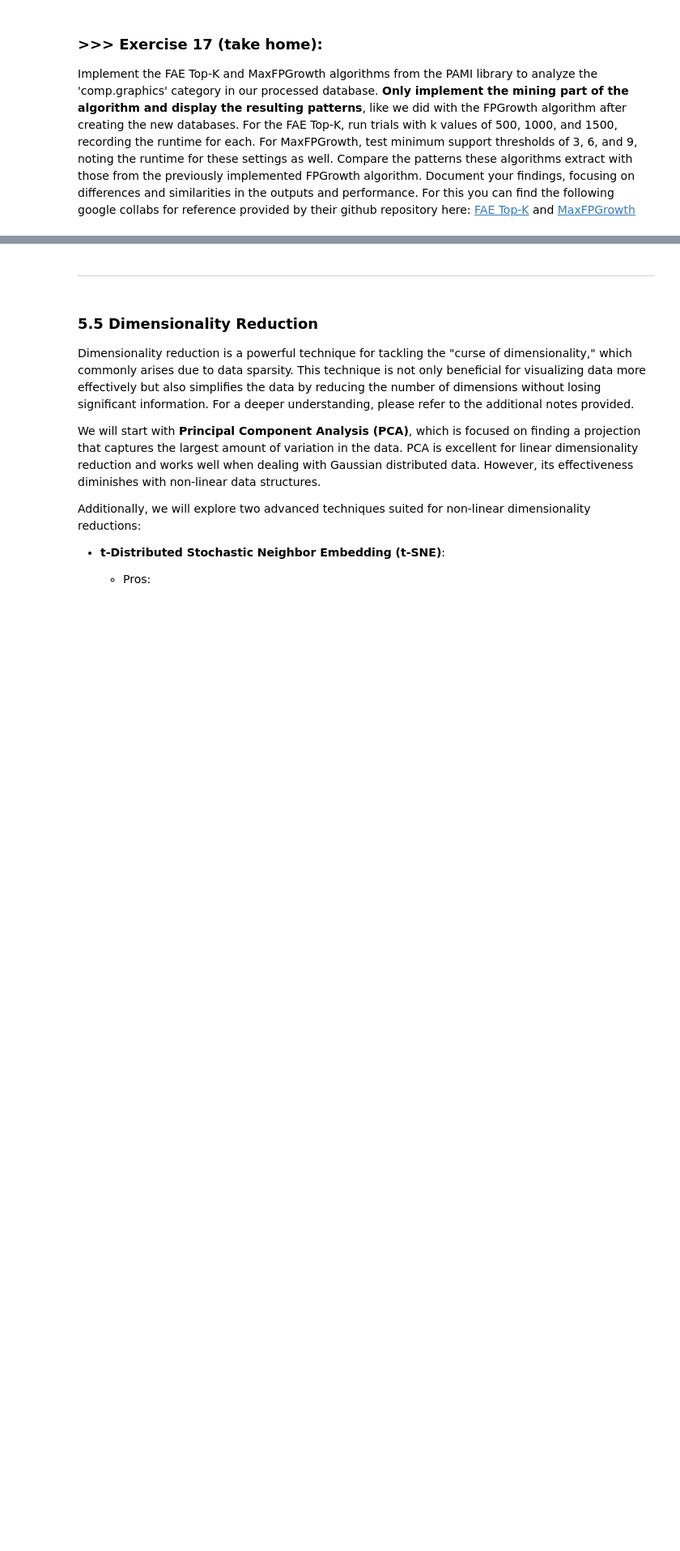
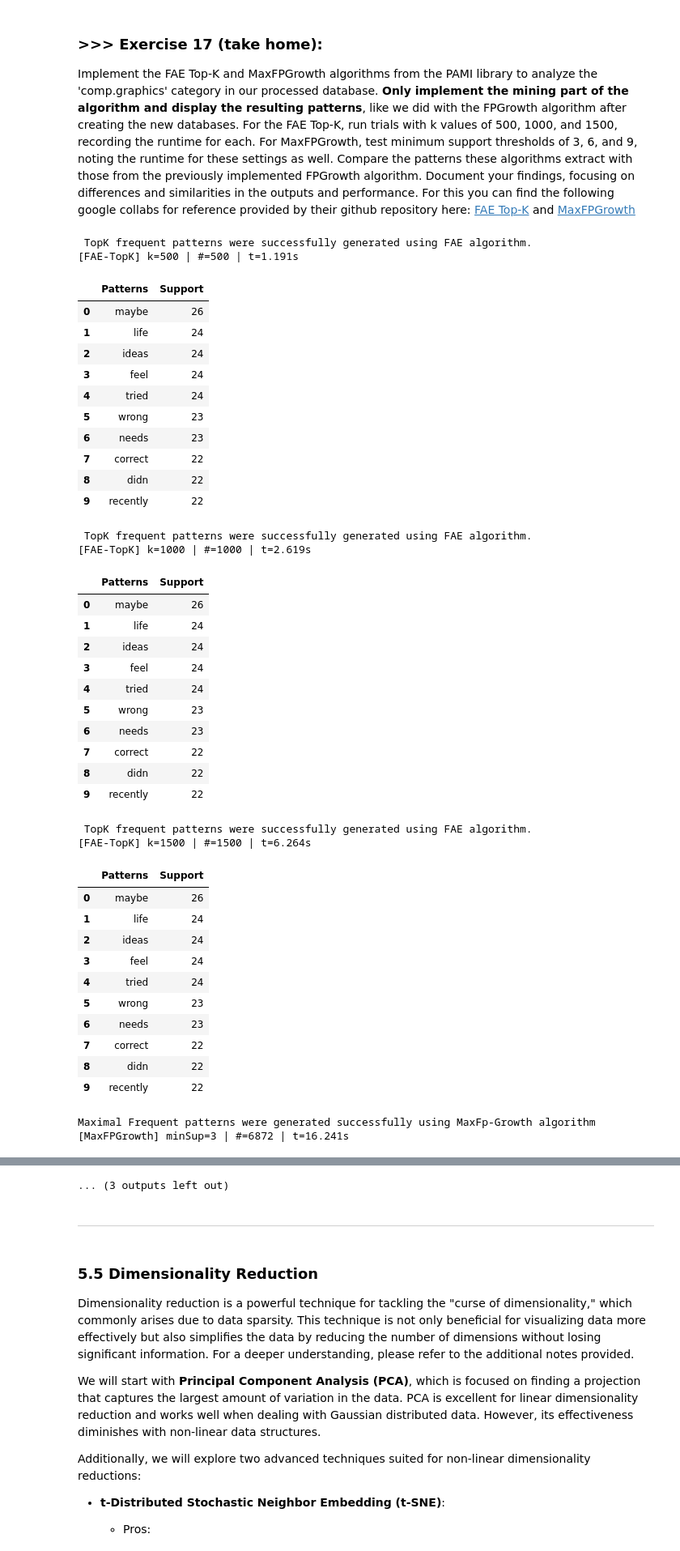
Before and after one commit to viajati/DM2025-Lab1-Exercise, a Jupyter notebook: DM2025-Lab1-Master.ipynb, the cells around one changed output, grey strips where cells are left out. Shown at 81% size. Drawn from its saved outputs; the diff is of its cells as text; code cells hidden in the pictures; blank space fills up the shorter version.

```diff
--- a/DM2025-Lab1-Master.ipynb
+++ b/DM2025-Lab1-Master.ipynb
@@ -2251,0 +2245,79 @@ Implement the FAE Top-K and MaxFPGrowth algorithms from the PAMI library to anal
+# %%
+# Answer Here
+
+import time, builtins, pandas as pd
+from pathlib import Path
+
+DATA_FILE = 'td_freq_db_comp_graphics.csv'
+assert Path(DATA_FILE).exists()
+
+_orig_open = open
+def safe_open(*a, **k):
+    if a and isinstance(a[0], str) and a[0].endswith('.csv'):
+        k.setdefault('encoding','latin-1'); k.setdefault('errors','ignore')
+    return _orig_open(*a, **k)
+builtins.open = safe_open
+
+from PAMI.frequentPattern.topk.FAE import FAE
+from PAMI.frequentPattern.maximal.MaxFPGrowth import MaxFPGrowth
+from PAMI.frequentPattern.basic.FPGrowth import FPGrowth  # baseline reference
+
+def run_fae(k):
+    o = FAE(iFile=DATA_FILE, k=k); t=time.time(); o.mine(); r=(o.getRuntime() if hasattr(o,'getRuntime') else time.time()-t)
+    df=o.getPatternsAsDataFrame(); print(f"[FAE-TopK] k={k} | #={len(df)} | t={r:.3f}s"); display(df.head(10)); return ('FAE-TopK', f'k={k}', len(df), r)
+def run_maxfp(ms):
+    o = MaxFPGrowth(iFile=DATA_FILE, minSup=ms); t=time.time(); o.mine(); r=(o.getRuntime() if hasattr(o,'getRuntime') else time.time()-t)
+    df=o.getPatternsAsDataFrame(); print(f"[MaxFPGrowth] minSup={ms} | #={len(df)} | t={r:.3f}s"); display(df.head(10)); return ('MaxFPGrowth', f'minSup={ms}', len(df), r)
+def run_fp(ms=9):
+    o = FPGrowth(iFile=DATA_FILE, minSup=ms); t=time.time(); o.mine(); r=(o.getRuntime() if hasattr(o,'getRuntime') else time.time()-t)
+    df=o.getPatternsAsDataFrame(); print(f"[FPGrowth] minSup={ms} | #={len(df)} | t={r:.3f}s"); display(df.head(10)); return ('FPGrowth', f'minSup={ms}', len(df), r)
+
+res = []
+for k in [500, 1000, 1500]: res.append(run_fae(k))
+for ms in [3, 6, 9]:        res.append(run_maxfp(ms))
+res.append(run_fp(9))  # baseline compare
+
+summary = pd.DataFrame(res, columns=['Algorithm','Setting','#Patterns','Runtime (s)'])
+summary
+# %% [output]
+ TopK frequent patterns were successfully generated using FAE algorithm.
+[FAE-TopK] k=500 | #=500 | t=1.191s
+|  | Patterns | Support |
+| 0 | maybe | 26 |
+| 1 | life | 24 |
+| 2 | ideas | 24 |
+| 3 | feel | 24 |
+| 4 | tried | 24 |
+| 5 | wrong | 23 |
+| 6 | needs | 23 |
+| 7 | correct | 22 |
+| 8 | didn | 22 |
+| 9 | recently | 22 |
+ TopK frequent patterns were successfully generated using FAE algorithm.
+[FAE-TopK] k=1000 | #=1000 | t=2.619s
+|  | Patterns | Support |
+| 0 | maybe | 26 |
+| 1 | life | 24 |
+| 2 | ideas | 24 |
+| 3 | feel | 24 |
+| 4 | tried | 24 |
+| 5 | wrong | 23 |
+| 6 | needs | 23 |
+| 7 | correct | 22 |
+| 8 | didn | 22 |
+| 9 | recently | 22 |
+ TopK frequent patterns were successfully generated using FAE algorithm.
+[FAE-TopK] k=1500 | #=1500 | t=6.264s
+|  | Patterns | Support |
+| 0 | maybe | 26 |
+| 1 | life | 24 |
+| 2 | ideas | 24 |
+| 3 | feel | 24 |
+| 4 | tried | 24 |
+| 5 | wrong | 23 |
+| 6 | needs | 23 |
+| 7 | correct | 22 |
+| 8 | didn | 22 |
+| 9 | recently | 22 |
+Maximal Frequent patterns were generated successfully using MaxFp-Growth algorithm
+[MaxFPGrowth] minSup=3 | #=6872 | t=16.241s
@@ -2251,0 +2361 @@ Implement the FAE Top-K and MaxFPGrowth algorithms from the PAMI library to anal
+... (3 outputs left out)
```
Also changed, not shown: parts of 33 cells of this notebook, 8 other files.
